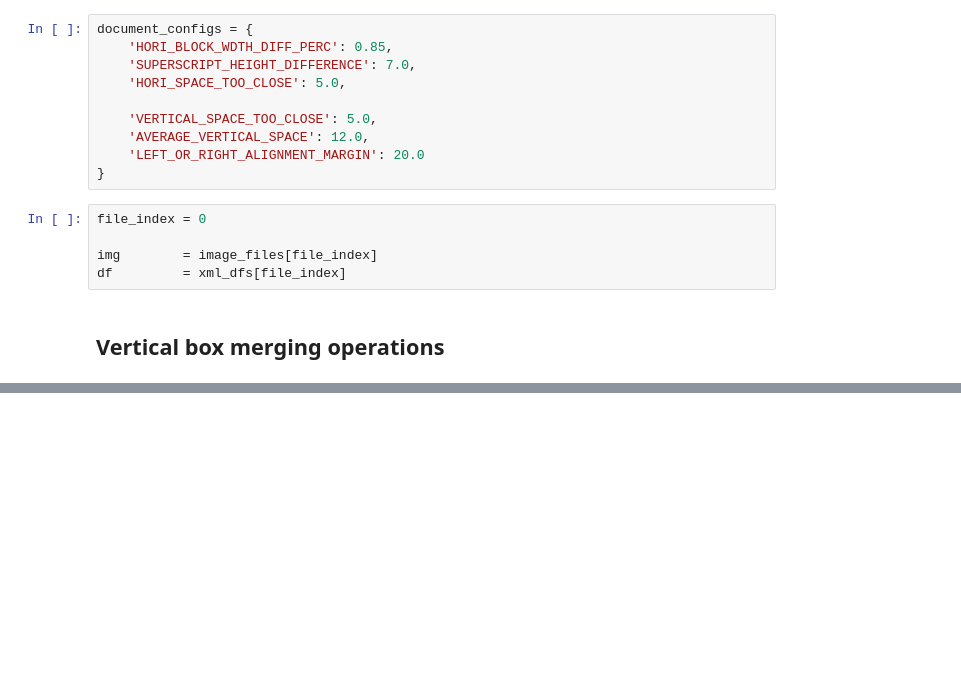
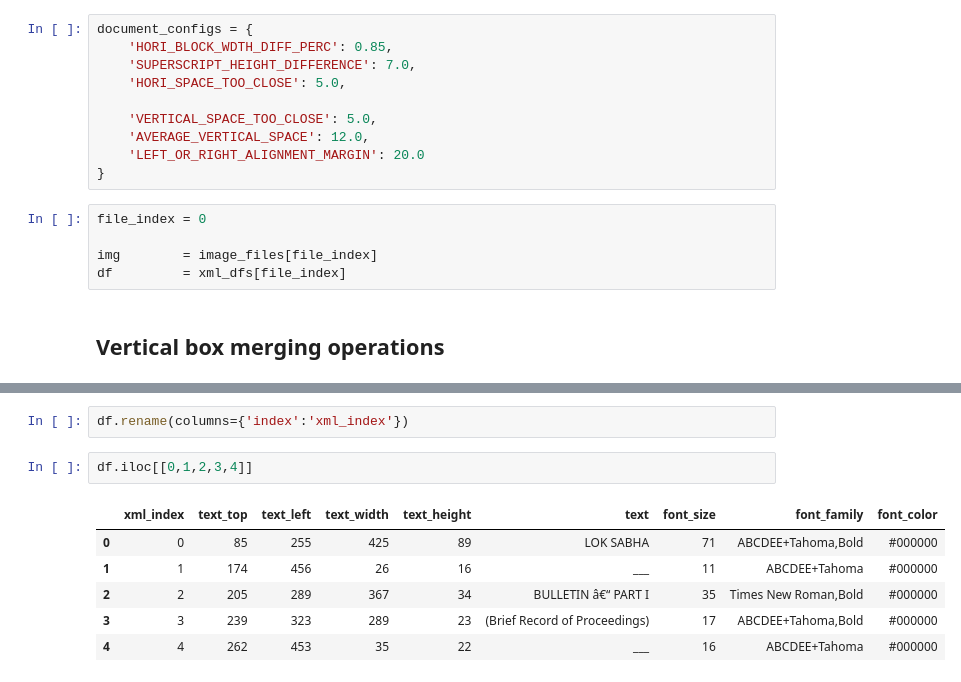
Before and after one commit to kumardeepak/document-structure, a Jupyter notebook: notebooks/DOCUMENT_STRUCTURE_FROM_DIGITAL_PDF_V1.1.ipynb, the cells around one changed output, grey strips where cells are left out. Drawn from its saved outputs; the diff is of its cells as text; blank space fills up the shorter version.

```diff
--- a/notebooks/DOCUMENT_STRUCTURE_FROM_DIGITAL_PDF_V1.1.ipynb
+++ b/notebooks/DOCUMENT_STRUCTURE_FROM_DIGITAL_PDF_V1.1.ipynb
@@ -227,0 +306,11 @@ show_df(h_df)
+# %%
+df.rename(columns={'index':'xml_index'})
+# %%
+df.iloc[[0,1,2,3,4]]
+# %% [output]
+|  | xml_index | text_top | text_left | text_width | text_height | text | font_size | font_family | font_color |
+| 0 | 0 | 85 | 255 | 425 | 89 | LOK SABHA | 71 | ABCDEE+Tahoma,Bold | #000000 |
+| 1 | 1 | 174 | 456 | 26 | 16 | ___ | 11 | ABCDEE+Tahoma | #000000 |
+| 2 | 2 | 205 | 289 | 367 | 34 | BULLETIN â€“ PART I | 35 | Times New Roman,Bold | #000000 |
+| 3 | 3 | 239 | 323 | 289 | 23 | (Brief Record of Proceedings) | 17 | ABCDEE+Tahoma,Bold | #000000 |
+| 4 | 4 | 262 | 453 | 35 | 22 | ___ | 16 | ABCDEE+Tahoma | #000000 |
```
Also changed, not shown: parts of 9 cells of this notebook, 2 other files.
